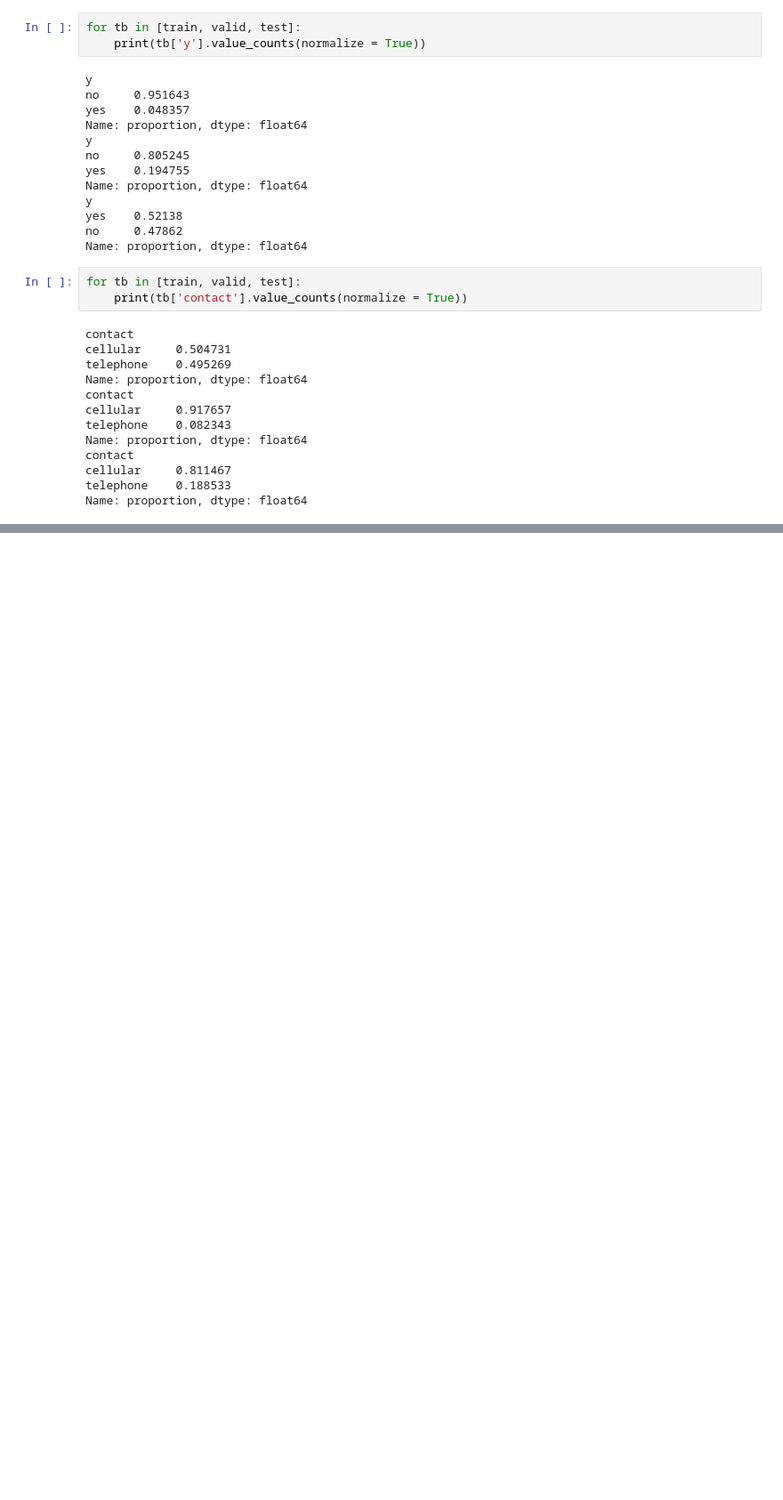
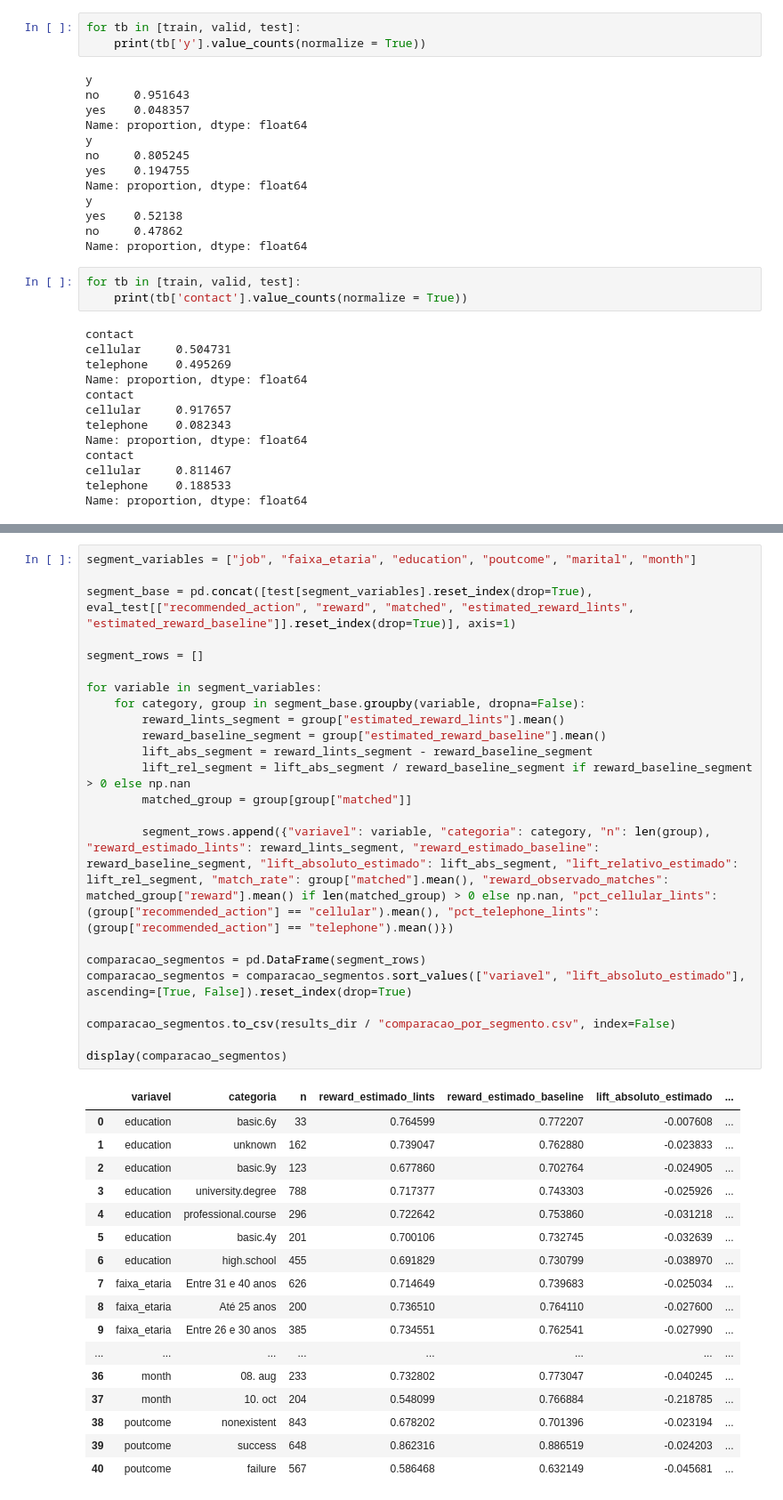
Before and after one commit to leticiafaria7/financial-ml-decisioning, a Jupyter notebook: notebooks/3_model_train.ipynb, the cells around one changed output, grey strips where cells are left out. Shown at 89% size. Saved outputs shown, nothing was run; the diff lists cells and outputs as text; blank space fills up the shorter version.

```diff
--- a/notebooks/3_model_train.ipynb
+++ b/notebooks/3_model_train.ipynb
@@ -284,0 +631,41 @@ train[['month']].value_counts().reset_index(name = 'treino_2008')\
+# %%
+segment_variables = ["job", "faixa_etaria", "education", "poutcome", "marital", "month"]
+
+segment_base = pd.concat([test[segment_variables].reset_index(drop=True), eval_test[["recommended_action", "reward", "matched", "estimated_reward_lints", "estimated_reward_baseline"]].reset_index(drop=True)], axis=1)
+
+segment_rows = []
+
+for variable in segment_variables:
+    for category, group in segment_base.groupby(variable, dropna=False):
+        reward_lints_segment = group["estimated_reward_lints"].mean()
+        reward_baseline_segment = group["estimated_reward_baseline"].mean()
+        lift_abs_segment = reward_lints_segment - reward_baseline_segment
+        lift_rel_segment = lift_abs_segment / reward_baseline_segment if reward_baseline_segment > 0 else np.nan
+        matched_group = group[group["matched"]]
+
+        segment_rows.append({"variavel": variable, "categoria": category, "n": len(group), "reward_estimado_lints": reward_lints_segment, "reward_estimado_baseline": reward_baseline_segment, "lift_absoluto_estimado": lift_abs_segment, "lift_relativo_estimado": lift_rel_segment, "match_rate": group["matched"].mean(), "reward_observado_matches": matched_group["reward"].mean() if len(matched_group) > 0 else np.nan, "pct_cellular_lints": (group["recommended_action"] == "cellular").mean(), "pct_telephone_lints": (group["recommended_action"] == "telephone").mean()})
+
+comparacao_segmentos = pd.DataFrame(segment_rows)
+comparacao_segmentos = comparacao_segmentos.sort_values(["variavel", "lift_absoluto_estimado"], ascending=[True, False]).reset_index(drop=True)
+
+comparacao_segmentos.to_csv(results_dir / "comparacao_por_segmento.csv", index=False)
+
+display(comparacao_segmentos)
+# %% [output]
+|  | variavel | categoria | n | reward_estimado_lints | reward_estimado_baseline | lift_absoluto_estimado | ... |
+| 0 | education | basic.6y | 33 | 0.764599 | 0.772207 | -0.007608 | ... |
+| 1 | education | unknown | 162 | 0.739047 | 0.762880 | -0.023833 | ... |
+| 2 | education | basic.9y | 123 | 0.677860 | 0.702764 | -0.024905 | ... |
+| 3 | education | university.degree | 788 | 0.717377 | 0.743303 | -0.025926 | ... |
+| 4 | education | professional.course | 296 | 0.722642 | 0.753860 | -0.031218 | ... |
+| 5 | education | basic.4y | 201 | 0.700106 | 0.732745 | -0.032639 | ... |
+| 6 | education | high.school | 455 | 0.691829 | 0.730799 | -0.038970 | ... |
+| 7 | faixa_etaria | Entre 31 e 40 anos | 626 | 0.714649 | 0.739683 | -0.025034 | ... |
+| 8 | faixa_etaria | Até 25 anos | 200 | 0.736510 | 0.764110 | -0.027600 | ... |
+| 9 | faixa_etaria | Entre 26 e 30 anos | 385 | 0.734551 | 0.762541 | -0.027990 | ... |
+| ... | ... | ... | ... | ... | ... | ... | ... |
+| 36 | month | 08. aug | 233 | 0.732802 | 0.773047 | -0.040245 | ... |
+| 37 | month | 10. oct | 204 | 0.548099 | 0.766884 | -0.218785 | ... |
+| 38 | poutcome | nonexistent | 843 | 0.678202 | 0.701396 | -0.023194 | ... |
+| 39 | poutcome | success | 648 | 0.862316 | 0.886519 | -0.024203 | ... |
+| 40 | poutcome | failure | 567 | 0.586468 | 0.632149 | -0.045681 | ... |
```
Also changed, not shown: parts of 22 cells of this notebook, 16 other files.
